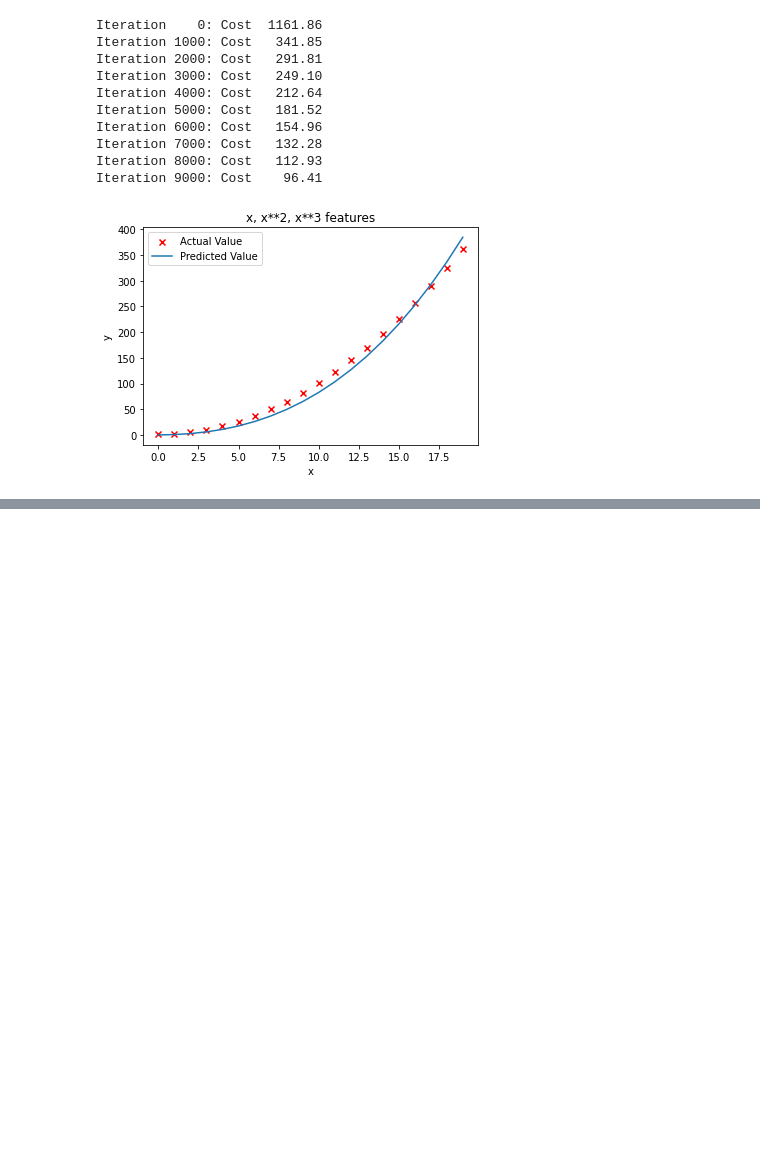
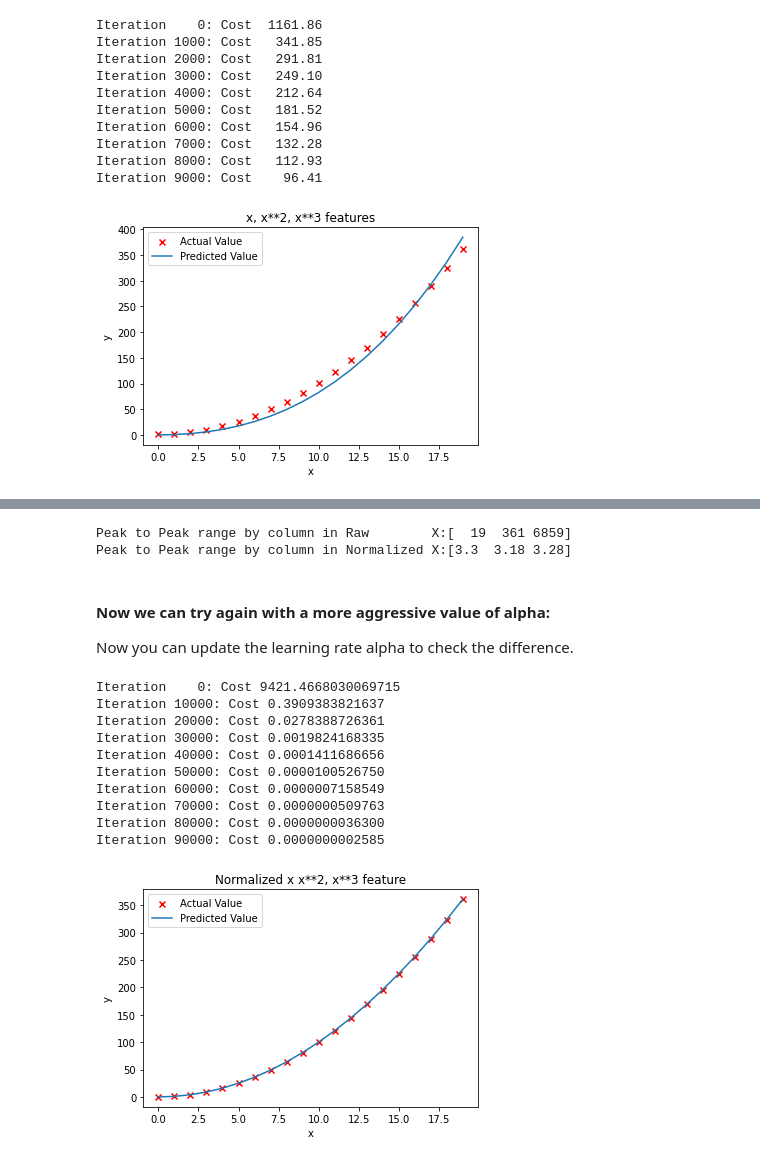
Before and after one commit to MOoTawaty/Feature-Engineering-Polynomial-Regression-ML, a Jupyter notebook: Feature Engineering and Polynomial Regression.ipynb, the cells around one changed output, grey strips where cells are left out. Drawn from its saved outputs; the diff is of its cells as text; code cells hidden in the pictures; blank space fills up the shorter version.

```diff
--- a/Feature Engineering and Polynomial Regression.ipynb
+++ b/Feature Engineering and Polynomial Regression.ipynb
@@ -28,7 +28,7 @@ def zscore_normalize_features(X):
     # element-wise, subtract mu for that column from each example, divide by std for that column
     X_norm = (X - mu) / sigma
 
-    return (X_norm, mu, sigma)
+    return (X_norm)
 
 #check our work
 #from sklearn.preprocessing import scale
@@ -234,0 +241,41 @@ plt.show()
+# %%
+# create target data
+x = np.arange(0,20,1)
+X = np.c_[x, x**2, x**3]
+print(f"Peak to Peak range by column in Raw        X:{np.ptp(X,axis=0)}")
+
+# add mean_normalization
+X = zscore_normalize_features(X)
+print(f"Peak to Peak range by column in Normalized X:{np.ptp(X,axis=0)}")
+# %% [output]
+Peak to Peak range by column in Raw        X:[  19  361 6859]
+Peak to Peak range by column in Normalized X:[3.3  3.18 3.28]
+# %% [markdown]
+#### Now we can try again with a more aggressive value of alpha:
+Now you can update the learning rate alpha to check the difference.
+# %%
+x = np.arange(0,20,1)
+y = x**2
+
+X = np.c_[x, x**2, x**3]
+X = zscore_normalize_features(X)
+
+alpha = 1e-1
+num_iters = 100000
+model_w,model_b,_ = gradient_descent(X, y, compute_cost, compute_gradient, alpha, num_iters)
+
+plt.scatter(x, y, marker='x', c='r', label="Actual Value"); plt.title("Normalized x x**2, x**3 feature")
+plt.plot(x,X@model_w + model_b, label="Predicted Value"); plt.xlabel("x"); plt.ylabel("y");
+plt.legend(); plt.show()
+# %% [output]
+Iteration    0: Cost 9421.4668030069715
+Iteration 10000: Cost 0.3909383821637
+Iteration 20000: Cost 0.0278388726361
+Iteration 30000: Cost 0.0019824168335
+Iteration 40000: Cost 0.0001411686656
+Iteration 50000: Cost 0.0000100526750
+Iteration 60000: Cost 0.0000007158549
+Iteration 70000: Cost 0.0000000509763
+Iteration 80000: Cost 0.0000000036300
+Iteration 90000: Cost 0.0000000002585
+[figure, added]
```
Also changed, not shown: parts of 6 cells of this notebook.
